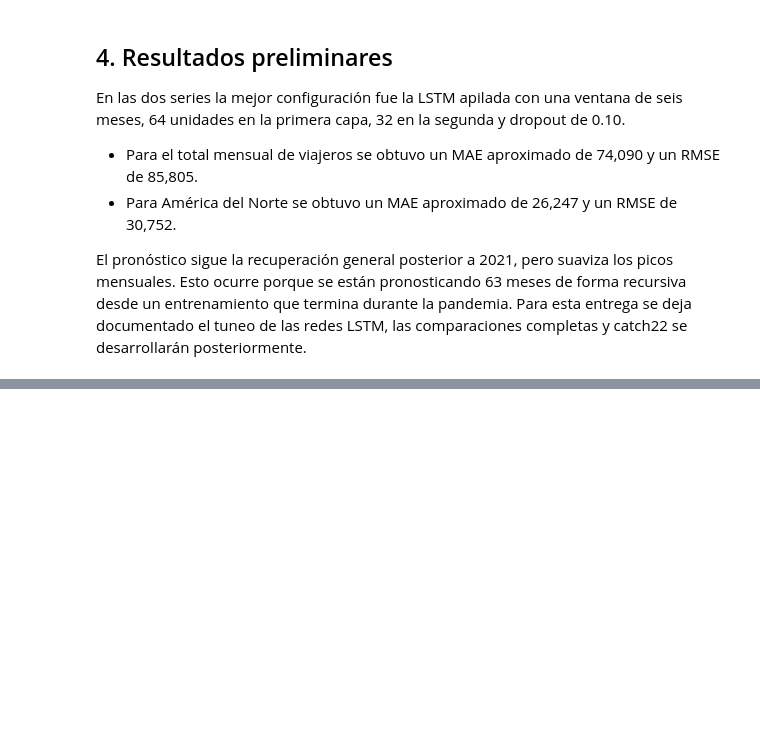
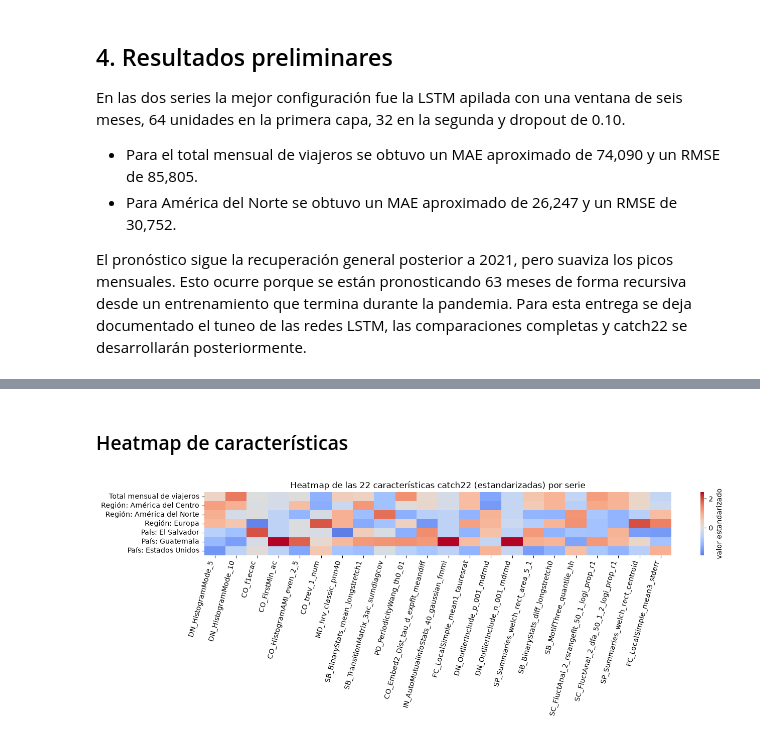
Before and after one commit to MiltonPolanco/Lab2-Series-de-Tiempo-con-LSTM, a Jupyter notebook: notebooks/laboratorio_2.ipynb, the cells around one changed output, grey strips where cells are left out. Cells and saved outputs as stored; diff of their text form; code cells hidden in the pictures; blank space fills up the shorter version.

```diff
--- a/notebooks/laboratorio_2.ipynb
+++ b/notebooks/laboratorio_2.ipynb
@@ -365,0 +571,11 @@ El pronóstico sigue la recuperación general posterior a 2021, pero suaviza los
+# %% [markdown]
+### Heatmap de características
+# %%
+fig, ax = plt.subplots(figsize=(14, 5))
+sns.heatmap(matriz_estandar, cmap="coolwarm", center=0, annot=False, ax=ax, cbar_kws={"label": "valor estandarizado"})
+ax.set_title("Heatmap de las 22 características catch22 (estandarizadas) por serie")
+plt.xticks(rotation=75, ha="right")
+plt.tight_layout()
+plt.show()
+# %% [output]
+[figure, added]
```
Also changed, not shown: parts of 27 cells of this notebook, 1 other file.
